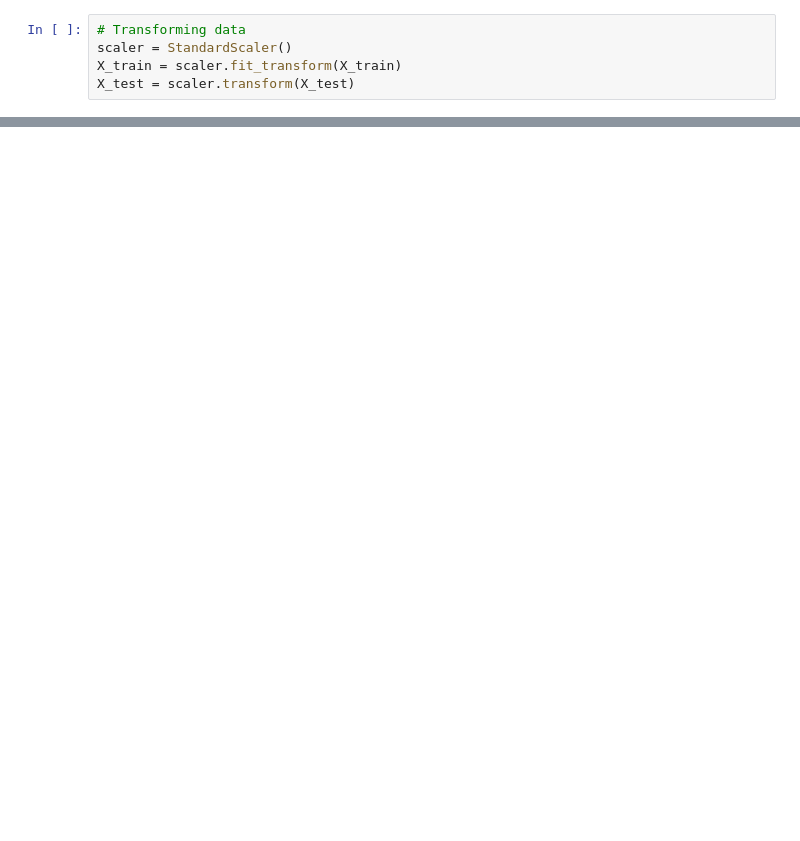
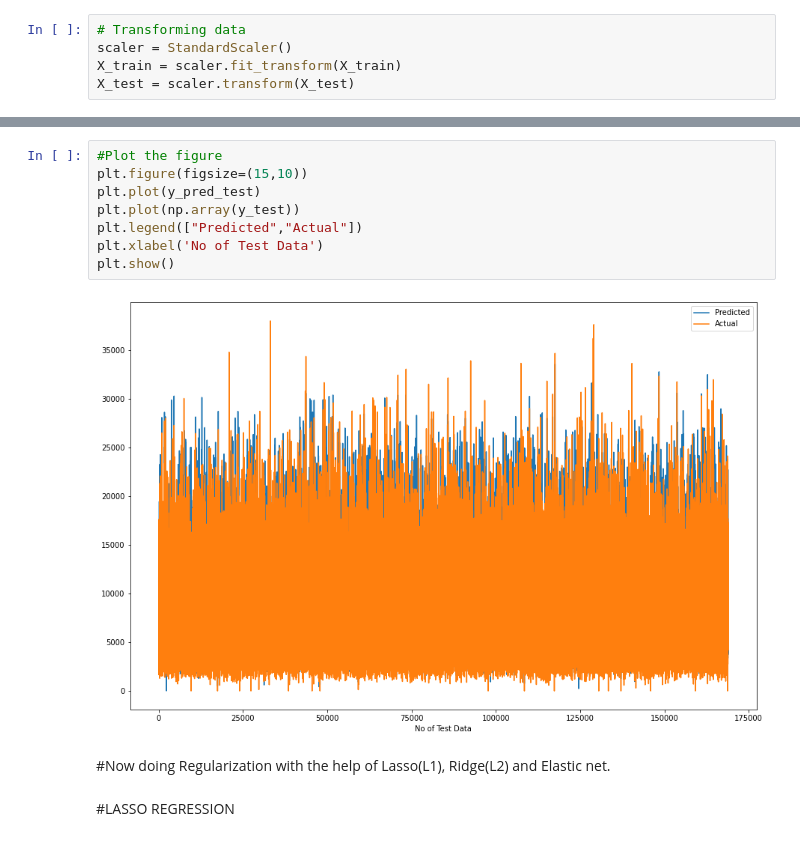
Before and after one commit to Lovejeet-Singh-31/Retail-Sales-Prediction, a Jupyter notebook: Rossmann_Sales_Prediction_Capstone_Project.ipynb, the cells around one changed output, grey strips where cells are left out. Drawn from its saved outputs; the diff is of its cells as text; blank space fills up the shorter version.

```diff
--- a/Rossmann_Sales_Prediction_Capstone_Project.ipynb
+++ b/Rossmann_Sales_Prediction_Capstone_Project.ipynb
@@ -816,0 +951,14 @@ regressor.score(X_train, y_train)
+# %%
+#Plot the figure
+plt.figure(figsize=(15,10))
+plt.plot(y_pred_test)
+plt.plot(np.array(y_test))
+plt.legend(["Predicted","Actual"])
+plt.xlabel('No of Test Data')
+plt.show()
+# %% [output]
+[figure, added]
+# %% [markdown]
+#Now doing Regularization with the help of Lasso(L1), Ridge(L2) and Elastic net.
+# %% [markdown]
+#LASSO REGRESSION
```
Also changed, not shown: parts of 150 cells of this notebook.
